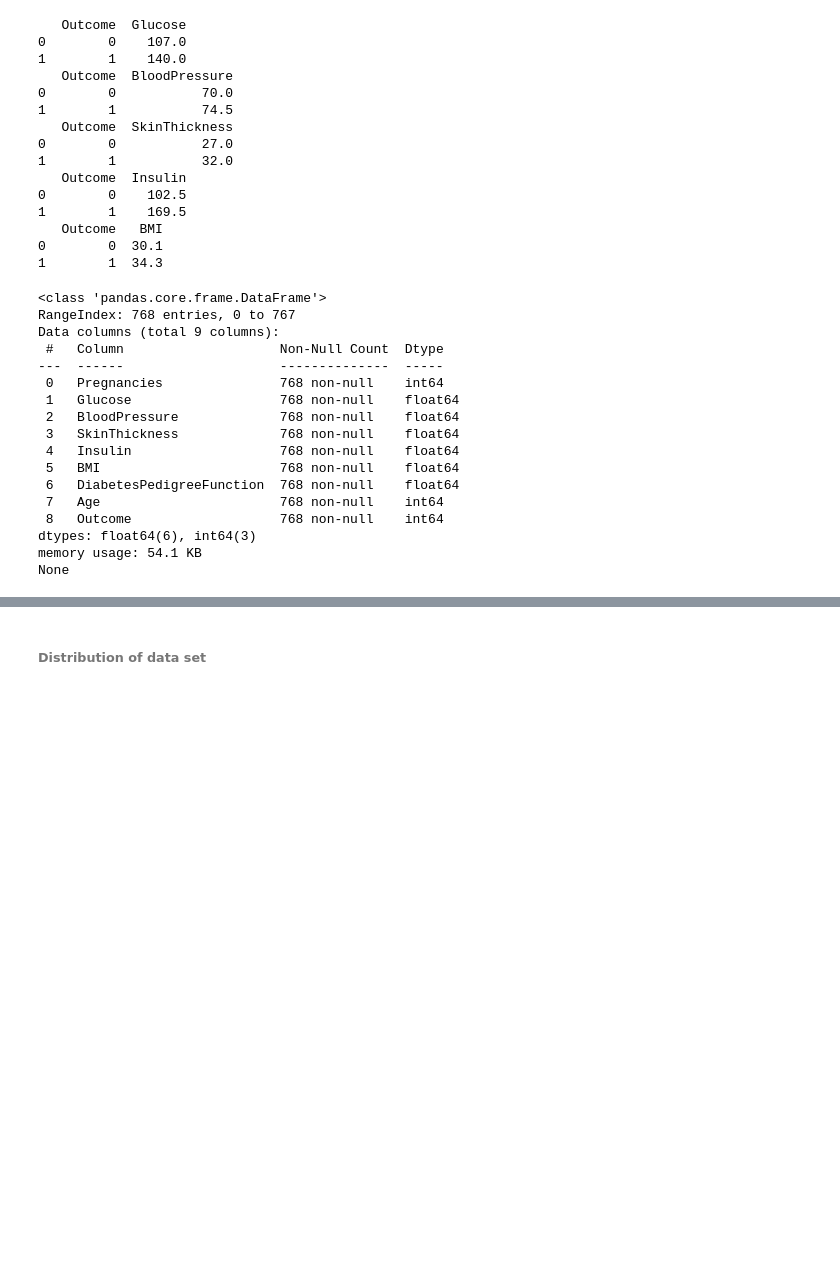
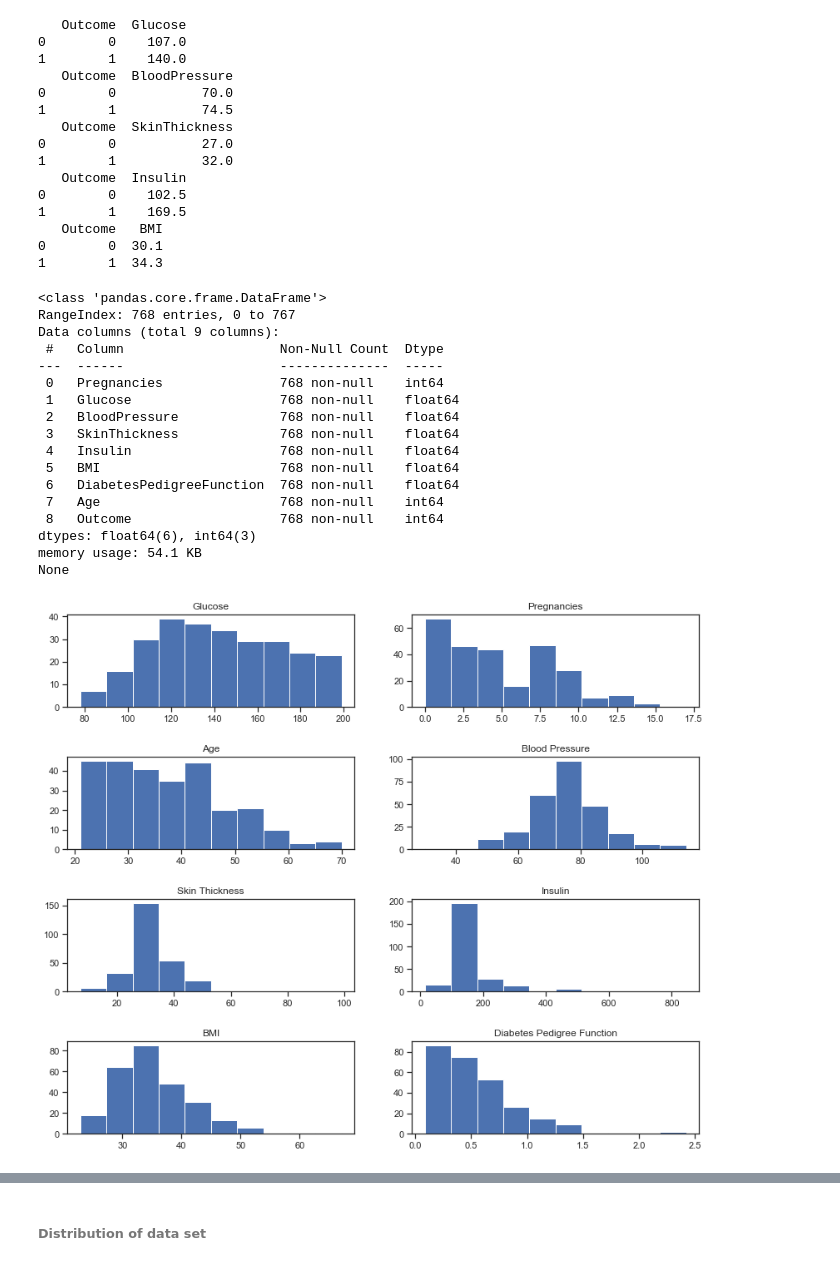
Before and after one commit to mayurraj876/Diabetes-Prediction, a Jupyter notebook: PROJECT.ipynb, the cells around one changed output, grey strips where cells are left out. Saved outputs shown, nothing was run; the diff lists cells and outputs as text; code cells hidden in the pictures; blank space fills up the shorter version.

```diff
--- a/PROJECT.ipynb
+++ b/PROJECT.ipynb
@@ -96,23 +99,42 @@ data.loc[(data['Outcome'] == 0 ) & (data['Glucose'].isnull()), 'Glucose'] = 107
 data.loc[(data['Outcome'] == 1 ) & (data['Glucose'].isnull()), 'Glucose'] = 140
 data.loc[(data['Outcome'] == 0 ) & (data['Insulin'].isnull()), 'Insulin'] = 102.5
 data.loc[(data['Outcome'] == 1 ) & (data['Insulin'].isnull()), 'Insulin'] = 169.5
-# %%
-print(data.info())
-# %% [output]
-<class 'pandas.core.frame.DataFrame'>
-RangeIndex: 768 entries, 0 to 767
-Data columns (total 9 columns):
- #   Column                    Non-Null Count  Dtype
----  ------                    --------------  -----
- 0   Pregnancies               768 non-null    int64
- 1   Glucose                   768 non-null    float64
- 2   BloodPressure             768 non-null    float64
- 3   SkinThickness             768 non-null    float64
- 4   Insulin                   768 non-null    float64
- 5   BMI                       768 non-null    float64
- 6   DiabetesPedigreeFunction  768 non-null    float64
- 7   Age                       768 non-null    int64
- 8   Outcome                   768 non-null    int64
-dtypes: float64(6), int64(3)
-memory usage: 54.1 KB
-None
+# %%
+print(data.info())
+fig, ax = plt.subplots(nrows=4, ncols=2, figsize=(12, 10))
+fig.tight_layout(pad=3.0)
+ax[0,0].set_title('Glucose')
+ax[0,0].hist(data.Glucose[data.Outcome==1]);
+ax[0,1].set_title('Pregnancies')
+ax[0,1].hist(data.Pregnancies[data.Outcome==1]);
+ax[1,0].set_title('Age')
+ax[1,0].hist(data.Age[data.Outcome==1]);
+ax[1,1].set_title('Blood Pressure')
+ax[1,1].hist(data.BloodPressure[data.Outcome==1]);
+ax[2,0].set_title('Skin Thickness')
+ax[2,0].hist(data.SkinThickness[data.Outcome==1]);
+ax[2,1].set_title('Insulin')
+ax[2,1].hist(data.Insulin[data.Outcome==1]);
+ax[3,0].set_title('BMI')
+ax[3,0].hist(data.BMI[data.Outcome==1]);
+ax[3,1].set_title('Diabetes Pedigree Function')
+ax[3,1].hist(data.DiabetesPedigreeFunction[data.Outcome==1]);
+# %% [output]
+<class 'pandas.core.frame.DataFrame'>
+RangeIndex: 768 entries, 0 to 767
+Data columns (total 9 columns):
+ #   Column                    Non-Null Count  Dtype
+---  ------                    --------------  -----
+ 0   Pregnancies               768 non-null    int64
+ 1   Glucose                   768 non-null    float64
+ 2   BloodPressure             768 non-null    float64
+ 3   SkinThickness             768 non-null    float64
+ 4   Insulin                   768 non-null    float64
+ 5   BMI                       768 non-null    float64
+ 6   DiabetesPedigreeFunction  768 non-null    float64
+ 7   Age                       768 non-null    int64
+ 8   Outcome                   768 non-null    int64
+dtypes: float64(6), int64(3)
+memory usage: 54.1 KB
+None
+[figure, added]
```
Also changed, not shown: parts of 4 cells of this notebook.
